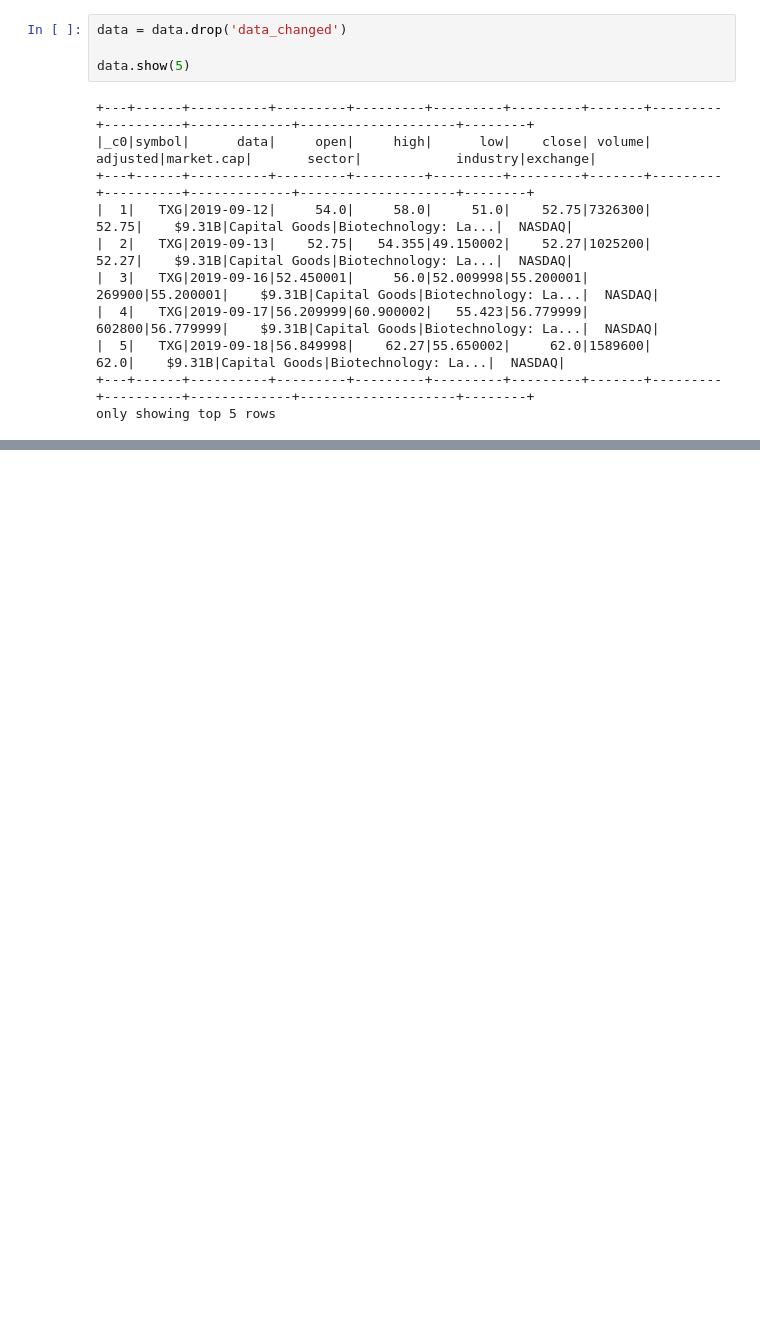
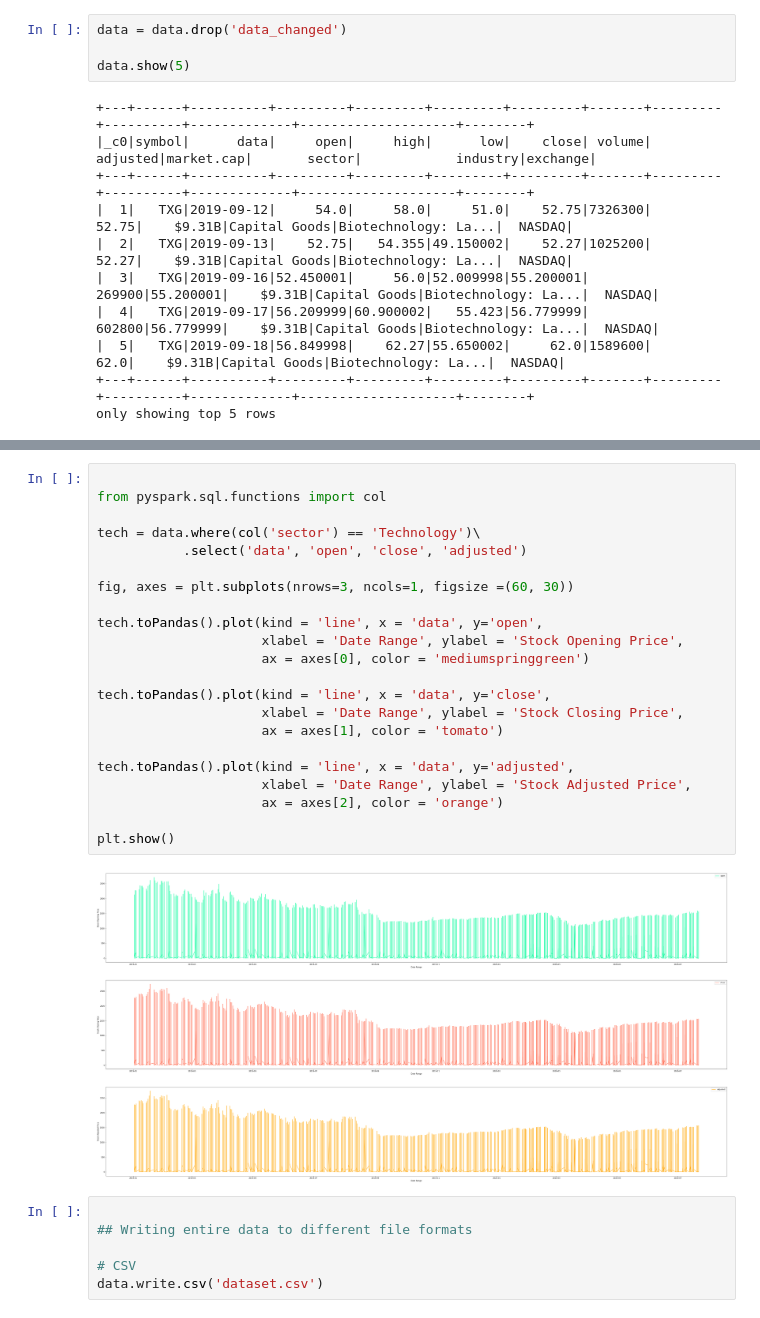
Before and after one commit to saket1471/learn-spark, a Jupyter notebook: notebooks/Spark101.ipynb, the cells around one changed output, grey strips where cells are left out. Drawn from its saved outputs; the diff is of its cells as text; blank space fills up the shorter version.

```diff
--- a/notebooks/Spark101.ipynb
+++ b/notebooks/Spark101.ipynb
@@ -383,0 +703,30 @@ only showing top 5 rows
+# %%
+
+from pyspark.sql.functions import col
+
+tech = data.where(col('sector') == 'Technology')\
+           .select('data', 'open', 'close', 'adjusted')
+
+fig, axes = plt.subplots(nrows=3, ncols=1, figsize =(60, 30))
+
+tech.toPandas().plot(kind = 'line', x = 'data', y='open',
+                     xlabel = 'Date Range', ylabel = 'Stock Opening Price',
+                     ax = axes[0], color = 'mediumspringgreen')
+
+tech.toPandas().plot(kind = 'line', x = 'data', y='close',
+                     xlabel = 'Date Range', ylabel = 'Stock Closing Price',
+                     ax = axes[1], color = 'tomato')
+
+tech.toPandas().plot(kind = 'line', x = 'data', y='adjusted',
+                     xlabel = 'Date Range', ylabel = 'Stock Adjusted Price',
+                     ax = axes[2], color = 'orange')
+
+plt.show()
+# %% [output]
+[figure, added]
+# %%
+
+## Writing entire data to different file formats
+
+# CSV
+data.write.csv('dataset.csv')
```
Also changed, not shown: parts of 32 cells of this notebook.
